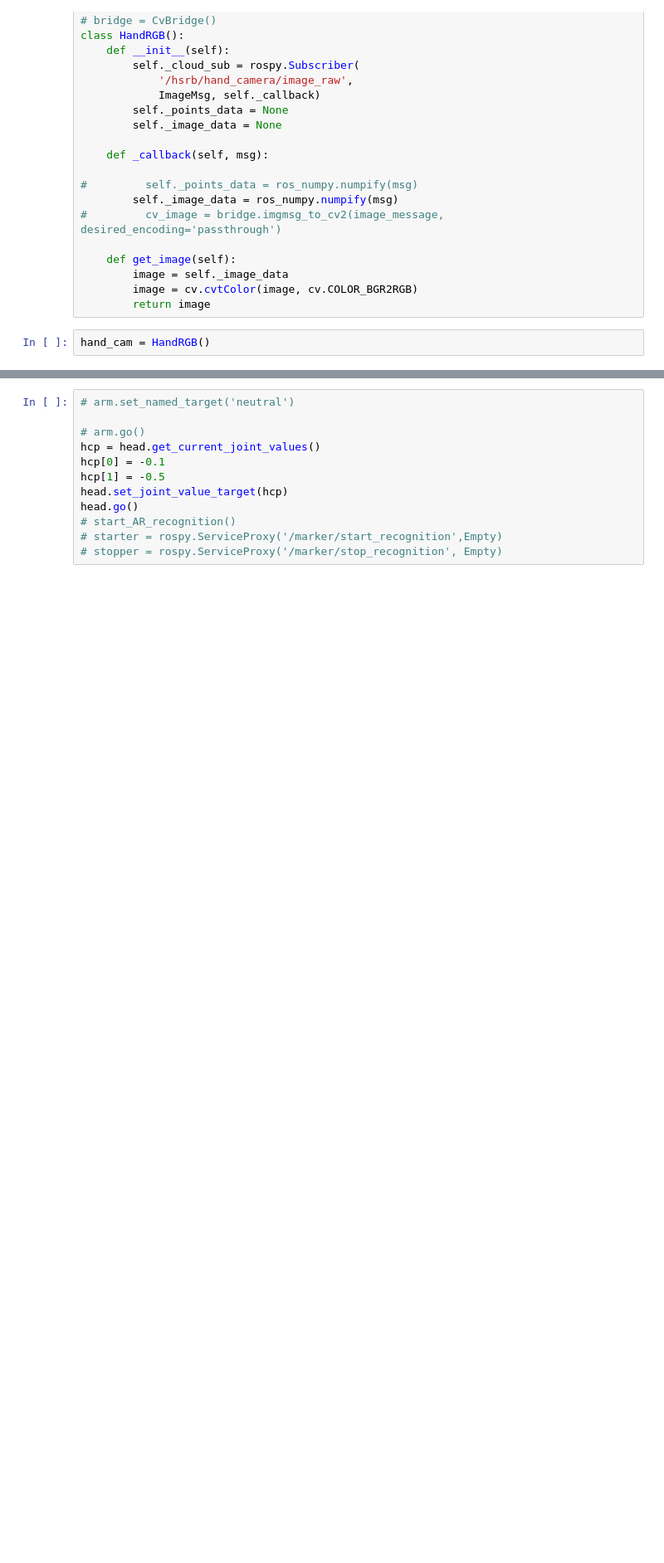
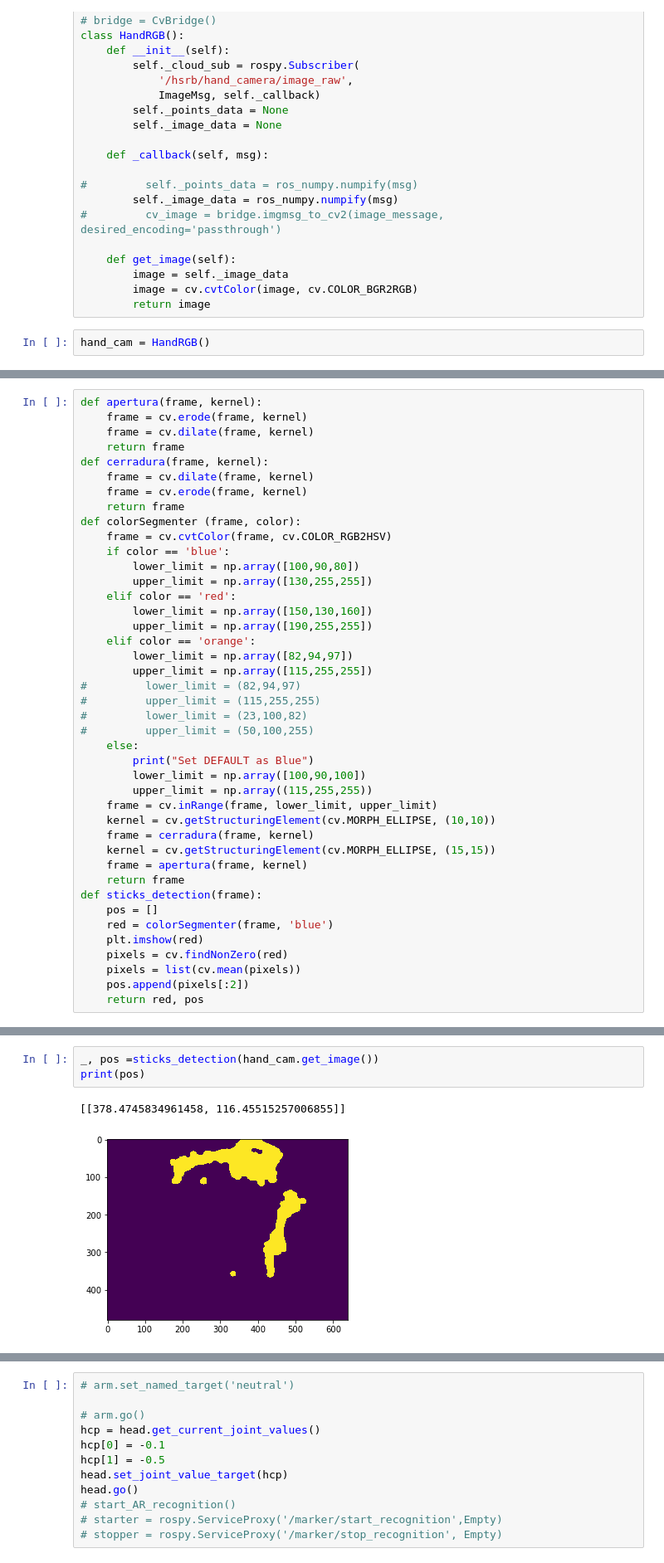
Before and after one commit to rusanrod/Notebooks-SMACHES, a Jupyter notebook: Pruebas de graspeo.ipynb, the cells around one changed output, grey strips where cells are left out. Shown at 83% size. Drawn from its saved outputs; the diff is of its cells as text; blank space fills up the shorter version.

```diff
--- a/Pruebas de graspeo.ipynb
+++ b/Pruebas de graspeo.ipynb
@@ -465 +173,43 @@ def table_alignment():
+# %%
+def apertura(frame, kernel):
+    frame = cv.erode(frame, kernel)
+    frame = cv.dilate(frame, kernel)
+    return frame
+def cerradura(frame, kernel):
+    frame = cv.dilate(frame, kernel)
+    frame = cv.erode(frame, kernel)
+    return frame
+def colorSegmenter (frame, color):
+    frame = cv.cvtColor(frame, cv.COLOR_RGB2HSV)
+    if color == 'blue':
+        lower_limit = np.array([100,90,80])
+        upper_limit = np.array([130,255,255])
+    elif color == 'red':
+        lower_limit = np.array([150,130,160])
+        upper_limit = np.array([190,255,255])
+    elif color == 'orange':
+        lower_limit = np.array([82,94,97])
+        upper_limit = np.array([115,255,255])
+#         lower_limit = (82,94,97)
+#         upper_limit = (115,255,255)
+#         lower_limit = (23,100,82)
+#         upper_limit = (50,100,255)
+    else:
+        print("Set DEFAULT as Blue")
+        lower_limit = np.array([100,90,100])
+        upper_limit = np.array((115,255,255))
+    frame = cv.inRange(frame, lower_limit, upper_limit)
+    kernel = cv.getStructuringElement(cv.MORPH_ELLIPSE, (10,10))
+    frame = cerradura(frame, kernel)
+    kernel = cv.getStructuringElement(cv.MORPH_ELLIPSE, (15,15))
+    frame = apertura(frame, kernel)
+    return frame
+def sticks_detection(frame):
+    pos = []
+    red = colorSegmenter(frame, 'blue')
+    plt.imshow(red)
+    pixels = cv.findNonZero(red)
+    pixels = list(cv.mean(pixels))
+    pos.append(pixels[:2])
+    return red, pos
 # %%
@@ -467,2 +217,8 @@ get_line()
 # %% [output]
 TypeError: 'NoneType' object is not iterable
+# %%
+_, pos =sticks_detection(hand_cam.get_image())
+print(pos)
+# %% [output]
+[[378.4745834961458, 116.45515257006855]]
+[figure, added]
```
Also changed, not shown: parts of 17 cells of this notebook, 3 other files.
